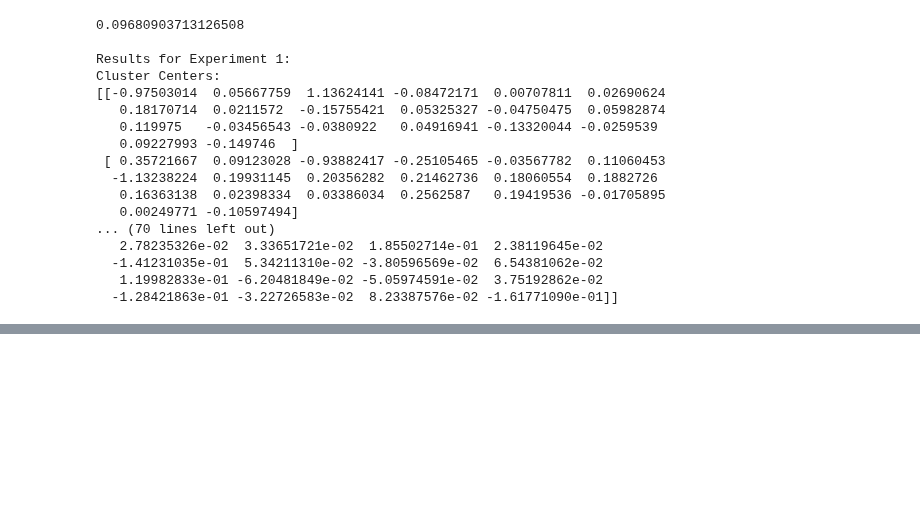
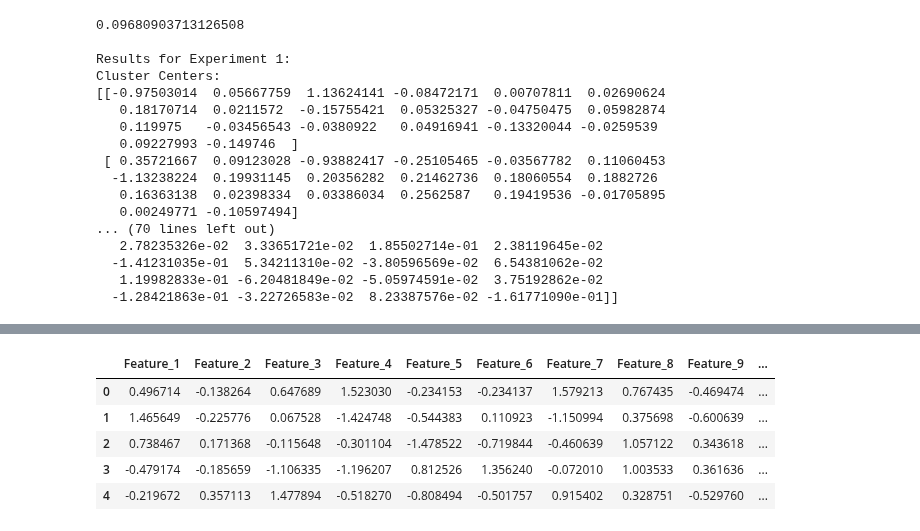
Before and after one commit to MrSimple07/MachineLearning_Practice, a Jupyter notebook: RandomML.ipynb, the cells around one changed output, grey strips where cells are left out. Cells and saved outputs as stored; diff of their text form; code cells hidden in the pictures; blank space fills up the shorter version.

```diff
--- a/RandomML.ipynb
+++ b/RandomML.ipynb
@@ -481,0 +528,25 @@ Cluster Centers:
+# %%
+#Generating random high- dimensional data
+
+import numpy as np
+import pandas as pd
+
+np.random.seed(42)
+num_samples = 300
+num_dimensions = 20
+
+
+random_data = np.random.randn(num_samples, num_dimensions)
+
+columns = [f"Feature_{i+1}" for i in range(num_dimensions)]
+
+
+df = pd.DataFrame(random_data, columns = columns)
+df.head()
+# %% [output]
+|  | Feature_1 | Feature_2 | Feature_3 | Feature_4 | Feature_5 | Feature_6 | Feature_7 | Feature_8 | Feature_9 | ... |
+| 0 | 0.496714 | -0.138264 | 0.647689 | 1.523030 | -0.234153 | -0.234137 | 1.579213 | 0.767435 | -0.469474 | ... |
+| 1 | 1.465649 | -0.225776 | 0.067528 | -1.424748 | -0.544383 | 0.110923 | -1.150994 | 0.375698 | -0.600639 | ... |
+| 2 | 0.738467 | 0.171368 | -0.115648 | -0.301104 | -1.478522 | -0.719844 | -0.460639 | 1.057122 | 0.343618 | ... |
+| 3 | -0.479174 | -0.185659 | -1.106335 | -1.196207 | 0.812526 | 1.356240 | -0.072010 | 1.003533 | 0.361636 | ... |
+| 4 | -0.219672 | 0.357113 | 1.477894 | -0.518270 | -0.808494 | -0.501757 | 0.915402 | 0.328751 | -0.529760 | ... |
```
Also changed, not shown: parts of 2 cells of this notebook.
